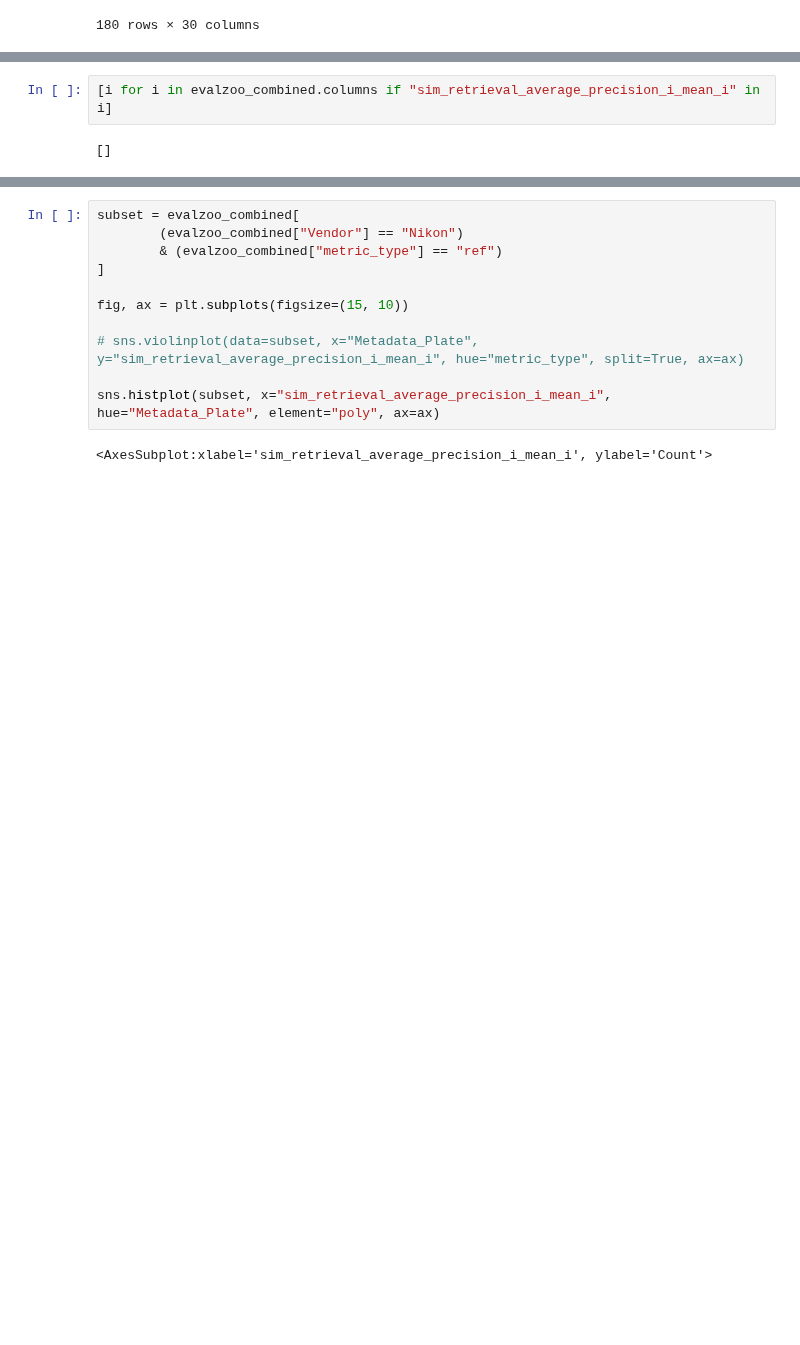
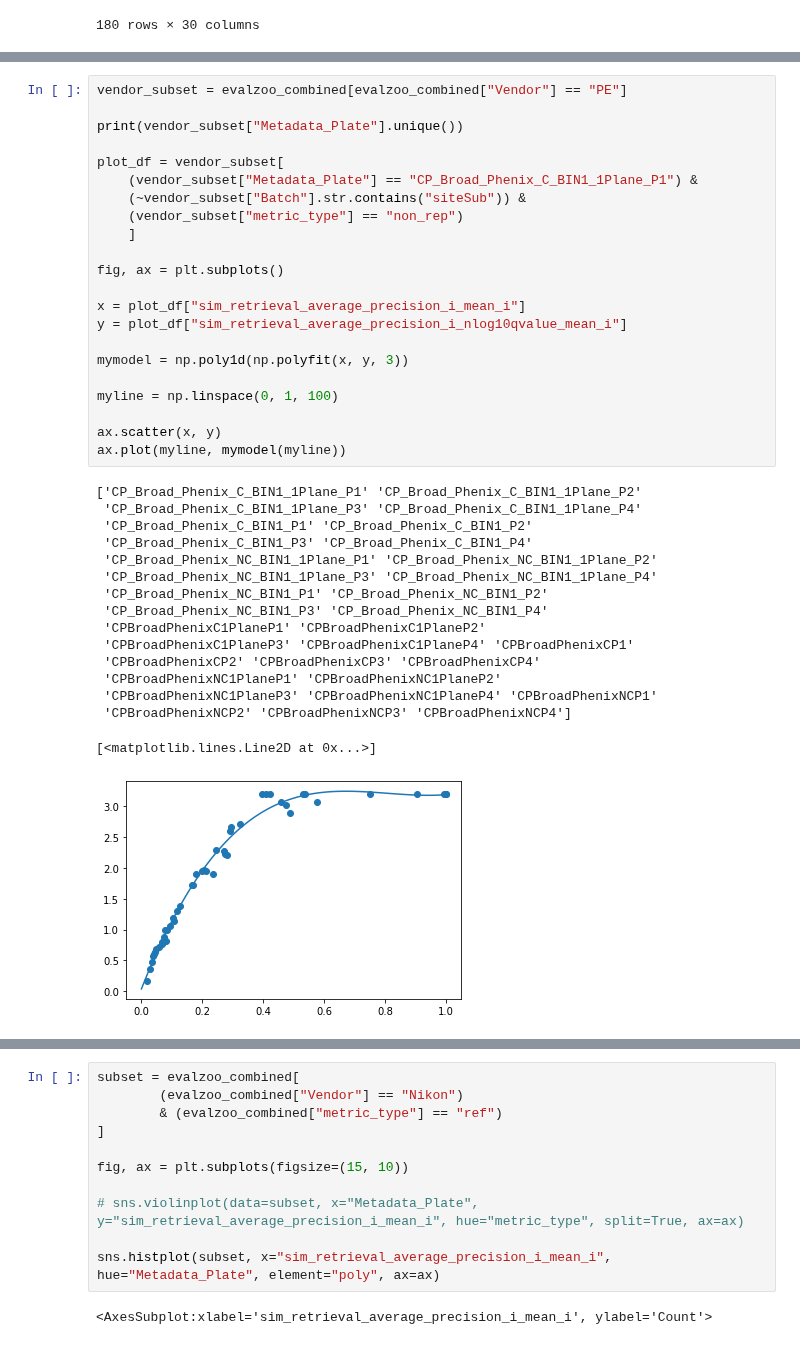
Before and after one commit to jump-cellpainting/jump-scope-analysis, a Jupyter notebook: evalzoo/evalzoo_plots.ipynb, the cells around one changed output, grey strips where cells are left out. Saved outputs shown, nothing was run; the diff lists cells and outputs as text; blank space fills up the shorter version.

```diff
--- a/evalzoo/evalzoo_plots.ipynb
+++ b/evalzoo/evalzoo_plots.ipynb
@@ -244,4 +236,39 @@ evalzoo_combined
-# %%
-[i for i in evalzoo_combined.columns if "sim_retrieval_average_precision_i_mean_i" in i]
-# %% [output]
-[]
+# %%
+vendor_subset = evalzoo_combined[evalzoo_combined["Vendor"] == "PE"]
+
+print(vendor_subset["Metadata_Plate"].unique())
+
+plot_df = vendor_subset[
+    (vendor_subset["Metadata_Plate"] == "CP_Broad_Phenix_C_BIN1_1Plane_P1") &
+    (~vendor_subset["Batch"].str.contains("siteSub")) &
+    (vendor_subset["metric_type"] == "non_rep")
+    ]
+
+fig, ax = plt.subplots()
+
+x = plot_df["sim_retrieval_average_precision_i_mean_i"]
+y = plot_df["sim_retrieval_average_precision_i_nlog10qvalue_mean_i"]
+
+mymodel = np.poly1d(np.polyfit(x, y, 3))
+
+myline = np.linspace(0, 1, 100)
+
+ax.scatter(x, y)
+ax.plot(myline, mymodel(myline))
+# %% [output]
+['CP_Broad_Phenix_C_BIN1_1Plane_P1' 'CP_Broad_Phenix_C_BIN1_1Plane_P2'
+ 'CP_Broad_Phenix_C_BIN1_1Plane_P3' 'CP_Broad_Phenix_C_BIN1_1Plane_P4'
+ 'CP_Broad_Phenix_C_BIN1_P1' 'CP_Broad_Phenix_C_BIN1_P2'
+ 'CP_Broad_Phenix_C_BIN1_P3' 'CP_Broad_Phenix_C_BIN1_P4'
+ 'CP_Broad_Phenix_NC_BIN1_1Plane_P1' 'CP_Broad_Phenix_NC_BIN1_1Plane_P2'
+ 'CP_Broad_Phenix_NC_BIN1_1Plane_P3' 'CP_Broad_Phenix_NC_BIN1_1Plane_P4'
+ 'CP_Broad_Phenix_NC_BIN1_P1' 'CP_Broad_Phenix_NC_BIN1_P2'
+ 'CP_Broad_Phenix_NC_BIN1_P3' 'CP_Broad_Phenix_NC_BIN1_P4'
+ 'CPBroadPhenixC1PlaneP1' 'CPBroadPhenixC1PlaneP2'
+ 'CPBroadPhenixC1PlaneP3' 'CPBroadPhenixC1PlaneP4' 'CPBroadPhenixCP1'
+ 'CPBroadPhenixCP2' 'CPBroadPhenixCP3' 'CPBroadPhenixCP4'
+ 'CPBroadPhenixNC1PlaneP1' 'CPBroadPhenixNC1PlaneP2'
+ 'CPBroadPhenixNC1PlaneP3' 'CPBroadPhenixNC1PlaneP4' 'CPBroadPhenixNCP1'
+ 'CPBroadPhenixNCP2' 'CPBroadPhenixNCP3' 'CPBroadPhenixNCP4']
+[<matplotlib.lines.Line2D at 0x...>]
+[figure, added]
```
Also changed, not shown: parts of 5 cells of this notebook.
